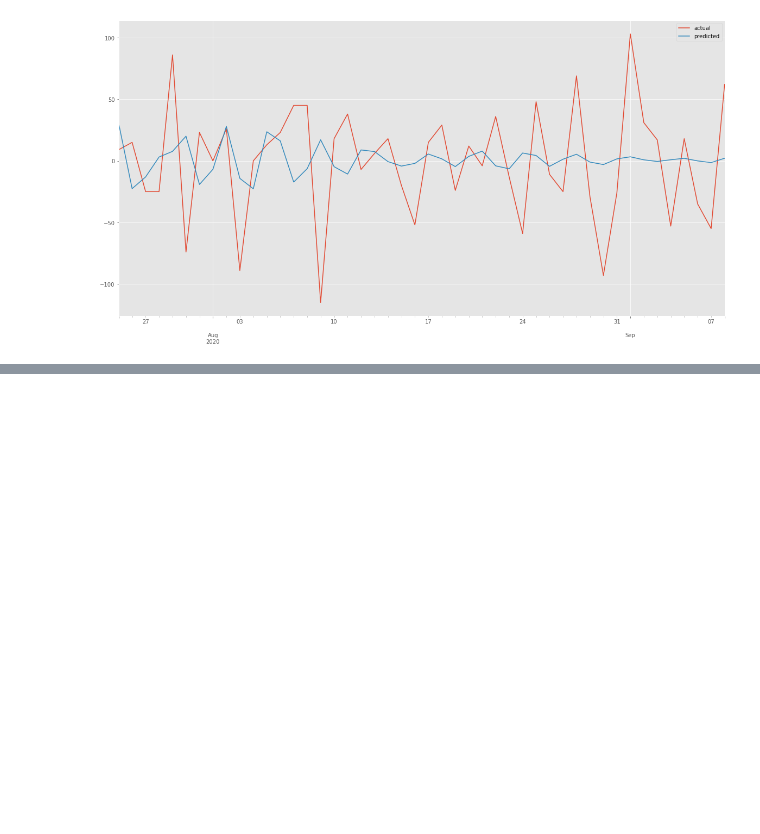
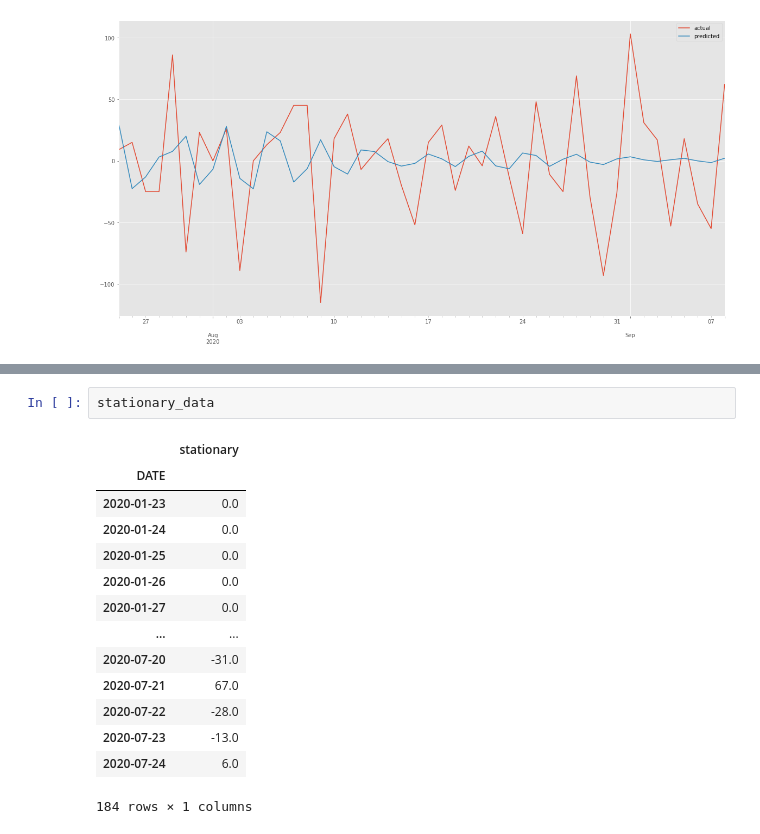
Before and after one commit to NatashaStojanova/Data-Mining, a Jupyter notebook: DataAnalyzer/jupyter/analyzer.ipynb, the cells around one changed output, grey strips where cells are left out. Cells and saved outputs as stored; diff of their text form; blank space fills up the shorter version.

```diff
--- a/DataAnalyzer/jupyter/analyzer.ipynb
+++ b/DataAnalyzer/jupyter/analyzer.ipynb
@@ -563,0 +530,17 @@ r2
+# %%
+stationary_data
+# %% [output]
+|  | stationary |
+| DATE |  |
+| 2020-01-23 | 0.0 |
+| 2020-01-24 | 0.0 |
+| 2020-01-25 | 0.0 |
+| 2020-01-26 | 0.0 |
+| 2020-01-27 | 0.0 |
+| ... | ... |
+| 2020-07-20 | -31.0 |
+| 2020-07-21 | 67.0 |
+| 2020-07-22 | -28.0 |
+| 2020-07-23 | -13.0 |
+| 2020-07-24 | 6.0 |
+184 rows × 1 columns
```
Also changed, not shown: parts of 27 cells of this notebook.
